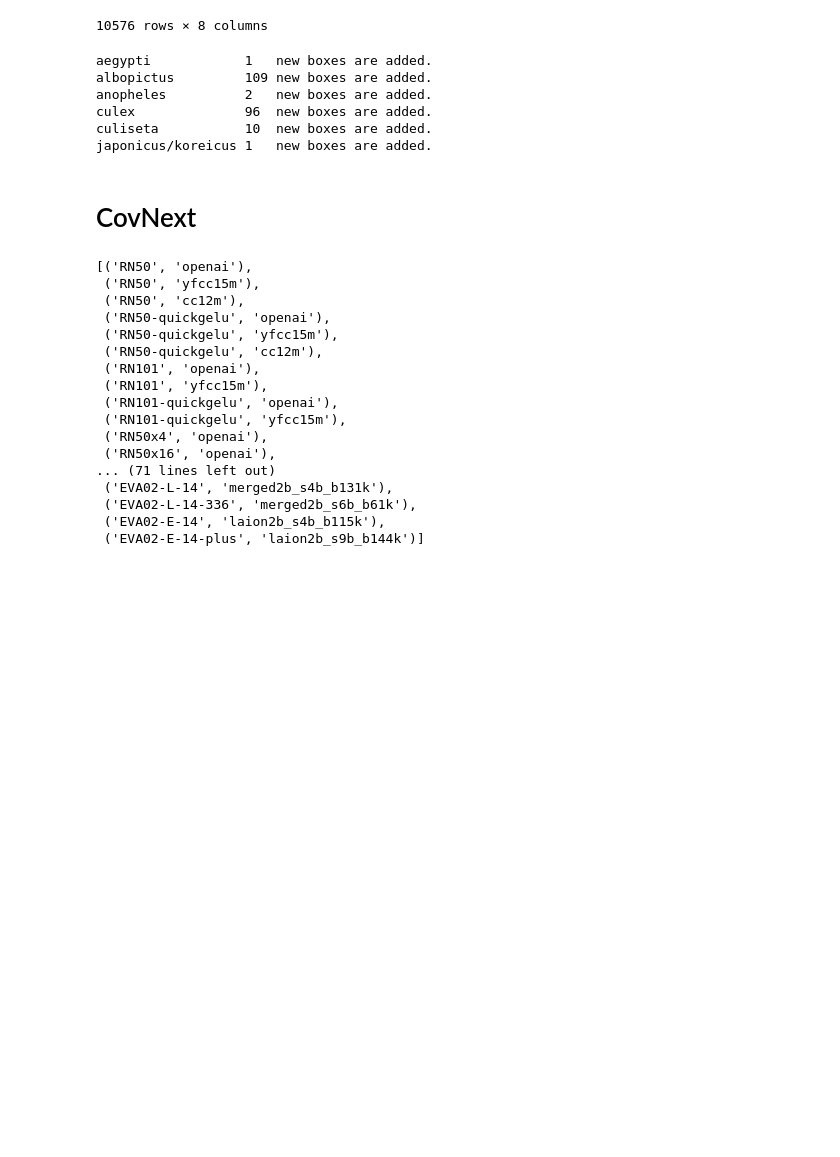
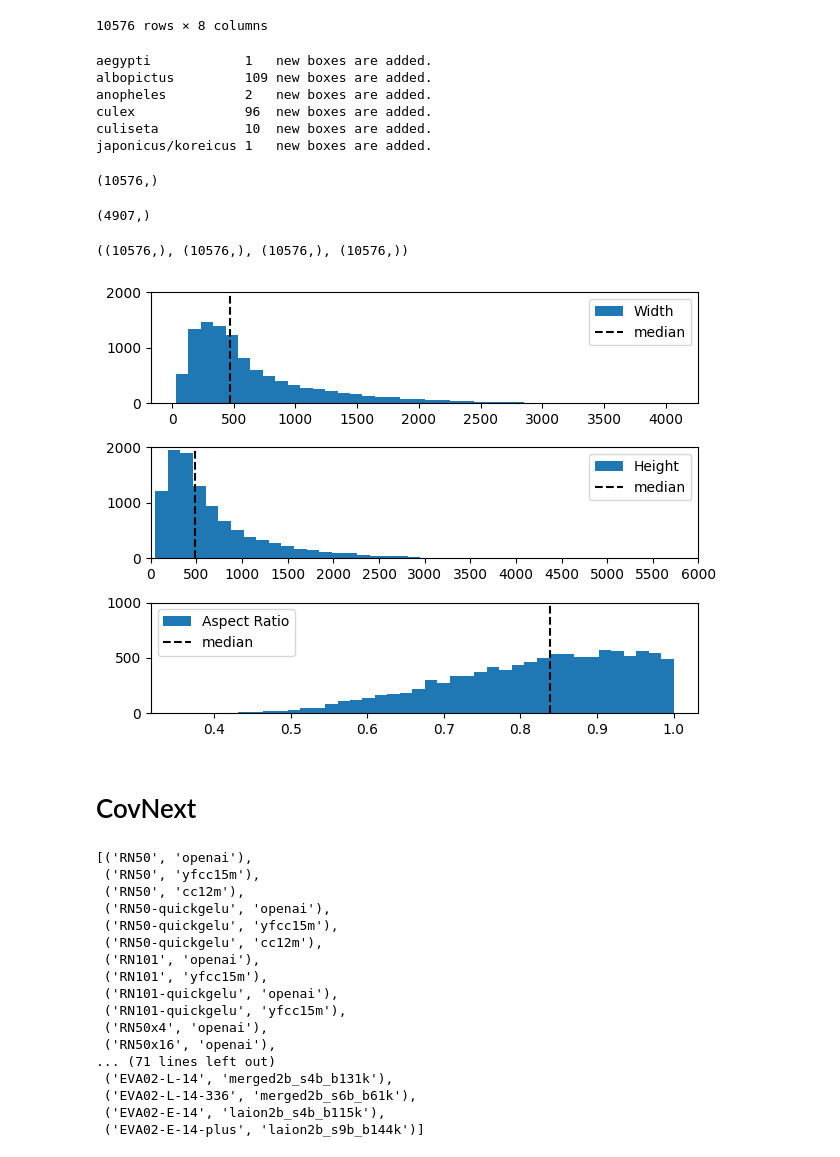
Before and after one commit to HCA97/Mosquito-Classifiction, a Jupyter notebook: test_annotations.ipynb, the cells around one changed output. Cells and saved outputs as stored; diff of their text form; code cells hidden in the pictures; blank space fills up the shorter version.

```diff
--- a/test_annotations.ipynb
+++ b/test_annotations.ipynb
@@ -1044,3 +1044,15 @@ anopheles          2   new boxes are added.
 culex              96  new boxes are added.
 culiseta           10  new boxes are added.
 japonicus/koreicus 1   new boxes are added.
+# %%
+(w > h).shape
+# %% [output]
+(10576,)
+# %%
+idx.shape
+# %% [output]
+(4907,)
+# %%
+w.shape, h.shape, aspect_ratio.shape, idx.shape
+# %% [output]
+((10576,), (10576,), (10576,), (10576,))
@@ -1047,3 +1061,47 @@ japonicus/koreicus 1   new boxes are added.
+# %%
+import numpy as np
+df = pd.read_csv("../data_round_2/phase2_train_v0_cleaned.csv")
+
+
+w = (df.bbx_xbr - df.bbx_xtl).values
+h = (df.bbx_ybr - df.bbx_ytl).values
+
+
+import matplotlib.pyplot as plt
+
+
+plt.subplot(3, 1, 1)
+plt.hist(w, bins=40, label="Width")
+w_m = np.median(w)
+plt.plot([w_m, w_m], [0, 3000], "--k", label="median")
+plt.ylim(0, 2000)
+plt.legend()
+
+plt.subplot(3, 1, 2)
+plt.hist(h, bins=40, label="Height")
+h_m = np.median(h)
+plt.plot([h_m, h_m], [0, 3000], "--k", label="median")
+plt.ylim(0, 2000)
+plt.xlim(0, h.max())
+plt.xticks(np.arange(0, h.max() + 500, 500))
+plt.legend()
+
+
+plt.subplot(3, 1, 3)
+
+idx = np.where(w > h)[0]
+aspect_ratio = w / h
+aspect_ratio[idx] = h[idx] / w[idx]
+plt.hist(aspect_ratio, bins=40, label="Aspect Ratio")
+w_m = np.median(aspect_ratio)
+plt.plot([w_m, w_m], [0, 3000], "--k", label="median")
+plt.ylim(0, 1000)
+plt.legend()
+
+
+plt.tight_layout()
+# %% [output]
+[figure, added]
 # %% [markdown]
 # CovNext
 # %%
```
Also changed, not shown: parts of 6 cells of this notebook, 1 other file.
